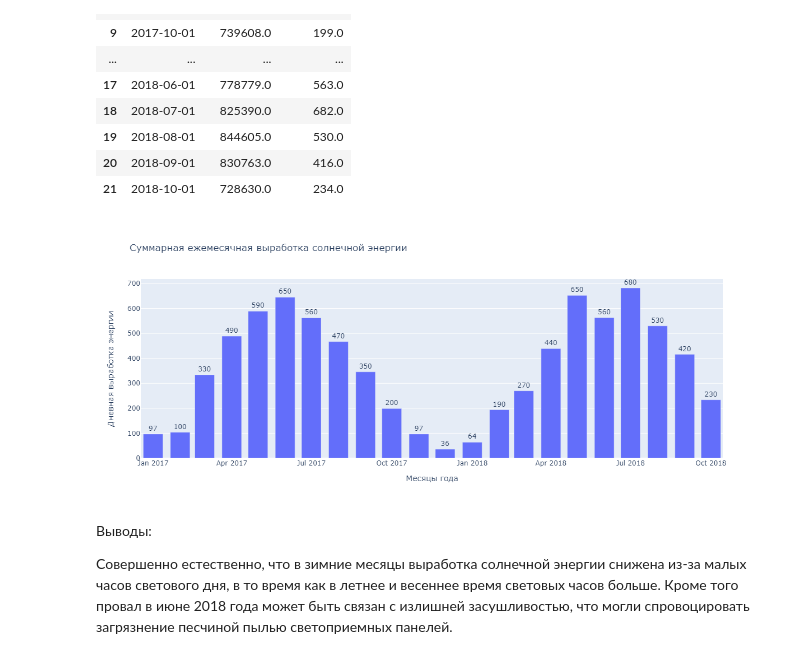
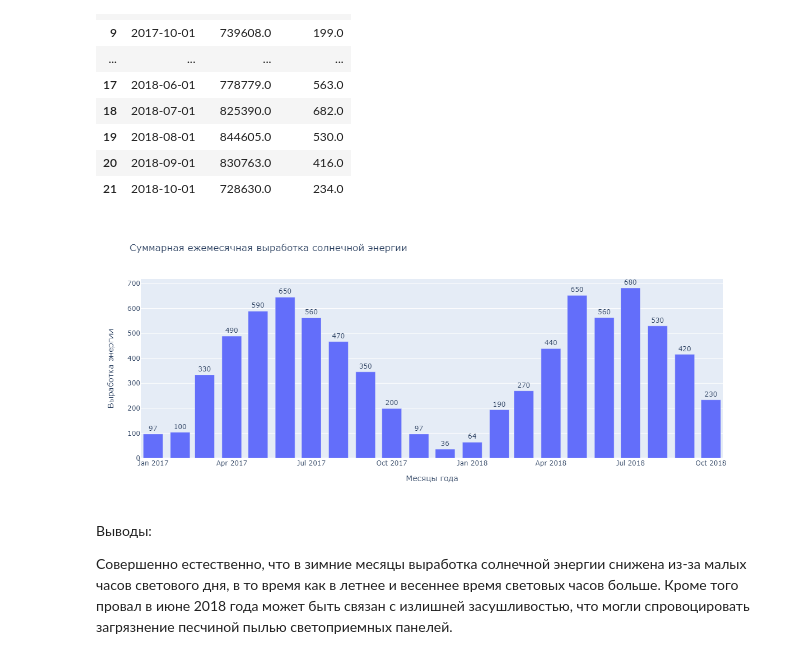
Before and after one commit to SaakyanAG/Pub, a Jupyter notebook: Сertification 1 Python/Solar-Power.ipynb, the cells around one changed output. Cells and saved outputs as stored; diff of their text form; code cells hidden in the pictures.

```diff
--- a/Сertification 1 Python/Solar-Power.ipynb
+++ b/Сertification 1 Python/Solar-Power.ipynb
@@ -119,20 +120,20 @@ grouped_df
 # %%
 # Построим график ежемесячной выработки электроэнергии
 
 fig = px.bar(
     grouped_df,
     x='date',
     y='day_power',
     title='Суммарная ежемесячная выработка солнечной энергии',
-    labels={'date':'Месяцы года','day_power':'Дневная выработка энергии'},
+    labels={'date':'Месяцы года','day_power':'Выработка энергии'},
     width=1200,
     text_auto='.2s'
 )
 fig.update_traces(textfont_size=12, textangle=0, textposition="outside", cliponaxis=False)
 
 fig.show("png")
 # %% [output]
-[figure, old version]
+[figure, new version]
 # %% [markdown]
 Выводы:
 
```
Also changed, not shown: parts of 1 cell of this notebook.
